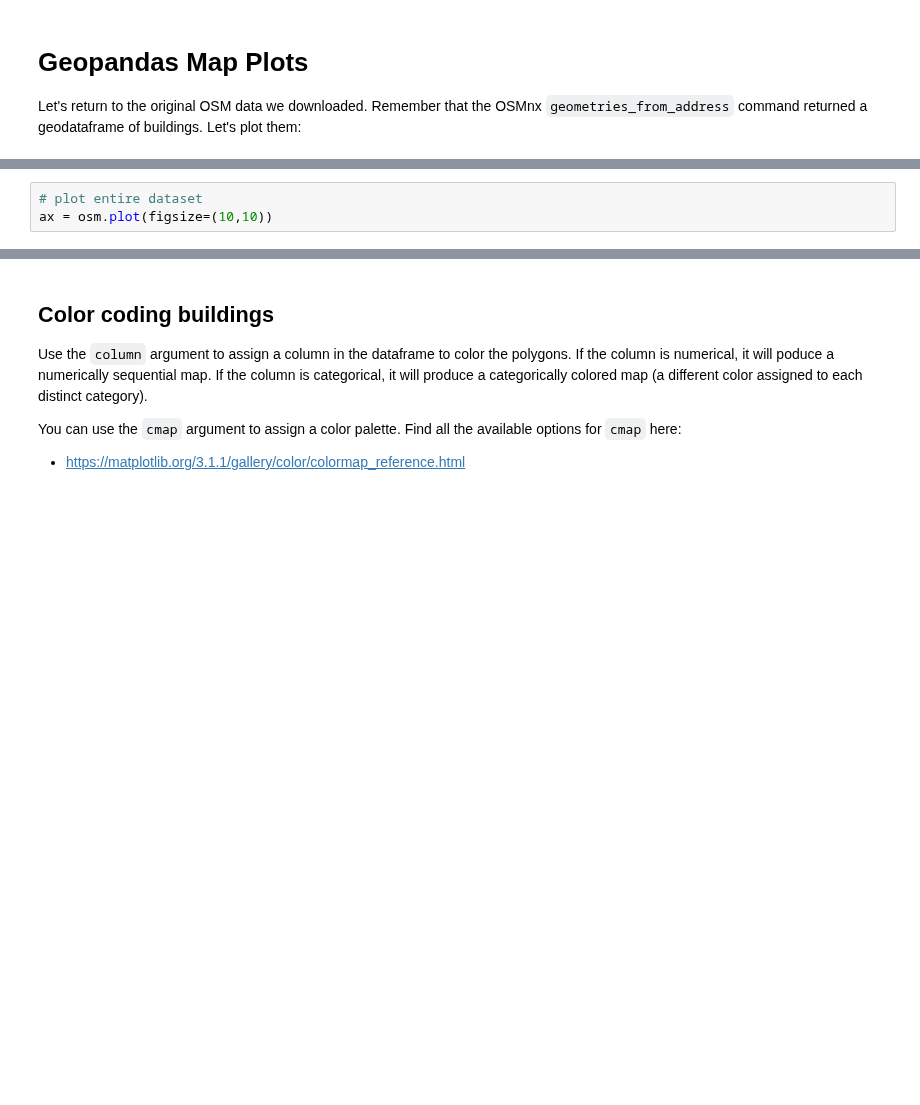
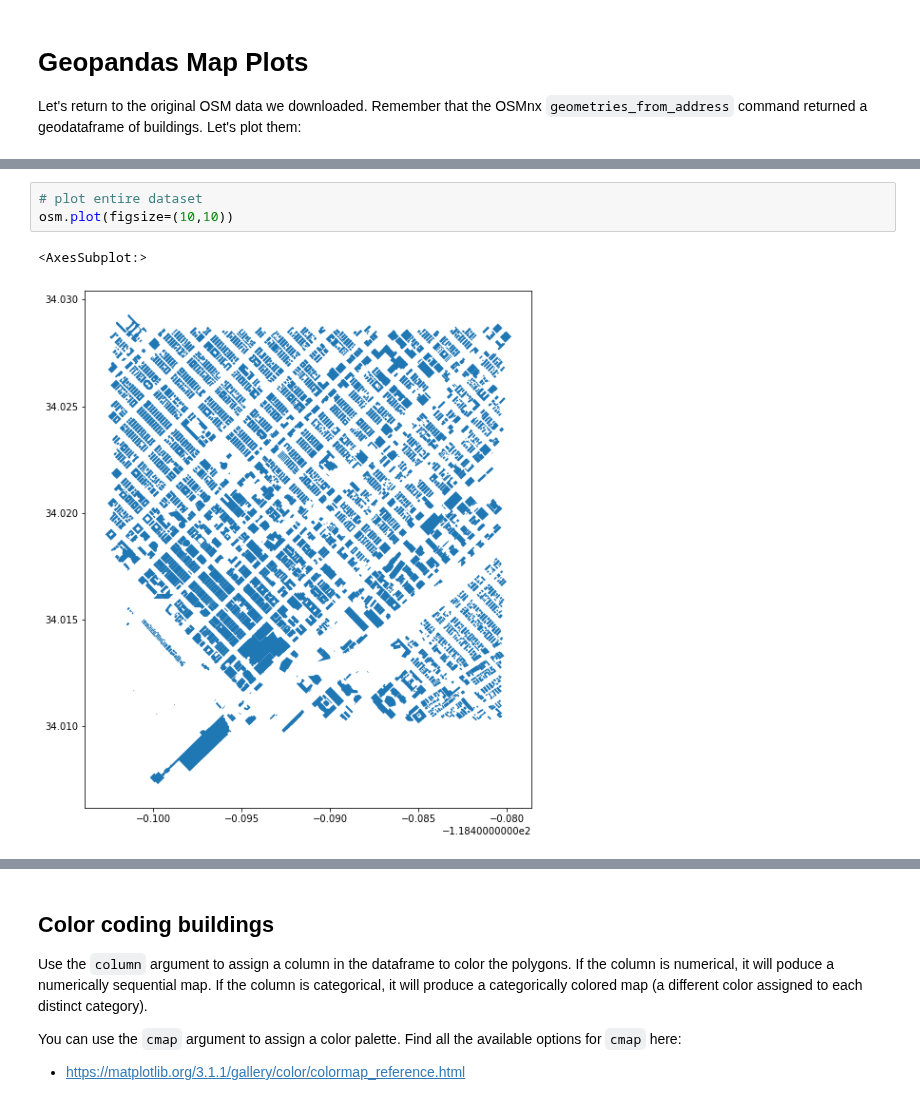
Before and after one commit to yohman/22W-UP206A, a Jupyter notebook: Weeks/Week04/W401 - Open Street Map.ipynb, the cells around one changed output, grey strips where cells are left out. Cells and saved outputs as stored; diff of their text form; blank space fills up the shorter version.

```diff
--- a/Weeks/Week04/W401 - Open Street Map.ipynb
+++ b/Weeks/Week04/W401 - Open Street Map.ipynb
@@ -186,5 +368,8 @@ type(osm)
 # %%
 # plot entire dataset
-ax = osm.plot(figsize=(10,10))
+osm.plot(figsize=(10,10))
+# %% [output]
+<AxesSubplot:>
+[figure, added]
 # %%
 # plot a single random building
```
Also changed, not shown: parts of 34 cells of this notebook, 1 other file.
